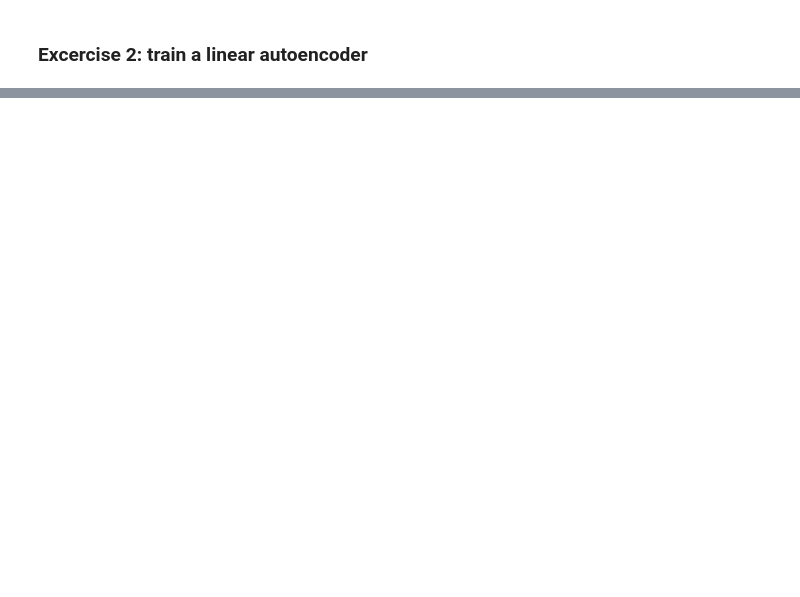
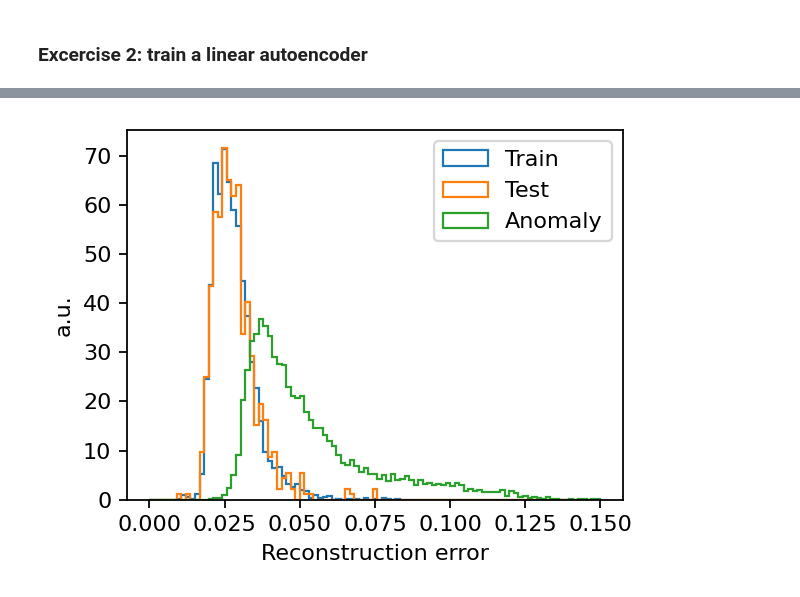
Before and after one commit to andrediluca/webvalley_anomalydetection, a Jupyter notebook: autoencoder.ipynb, the cells around one changed output, grey strips where cells are left out. Saved outputs shown, nothing was run; the diff lists cells and outputs as text; code cells hidden in the pictures; blank space fills up the shorter version.

```diff
--- a/autoencoder.ipynb
+++ b/autoencoder.ipynb
@@ -355,0 +602,21 @@ print(f'True Positive Rate is {TP:.2f}')
+# %%
+outputs_tr_linear = evaluate_model(model,X_train)
+outputs_ts_linear = evaluate_model(model,X_test)
+outputs_anomaly_linear = evaluate_model(model,anomaly_df.values)
+# %%
+error_tr_linear = np.mean(abs(outputs_tr_linear - X_train), axis = 1)
+error_ts_linear = np.mean(abs(outputs_ts_linear - X_test), axis = 1)
+error_anomaly_linear = np.mean(abs(outputs_anomaly_linear - anomaly_df.values), axis = 1)
+# %%
+bins = np.linspace(0,0.15,100)
+fig = plt.figure(figsize=(4,3), dpi = 160)
+plt.hist(error_tr_linear, bins = bins, label = 'Train', density = True, histtype='step')
+plt.hist(error_ts_linear, bins = bins, label = 'Test', density = True, histtype='step')
+plt.hist(error_anomaly_linear, bins = bins, label = 'Anomaly', density = True, histtype='step')
+plt.legend()
+plt.xlabel('Reconstruction error')
+plt.ylabel('a.u.')
+
+plt.show()
+# %% [output]
+[figure, added]
```
Also changed, not shown: parts of 24 cells of this notebook.
